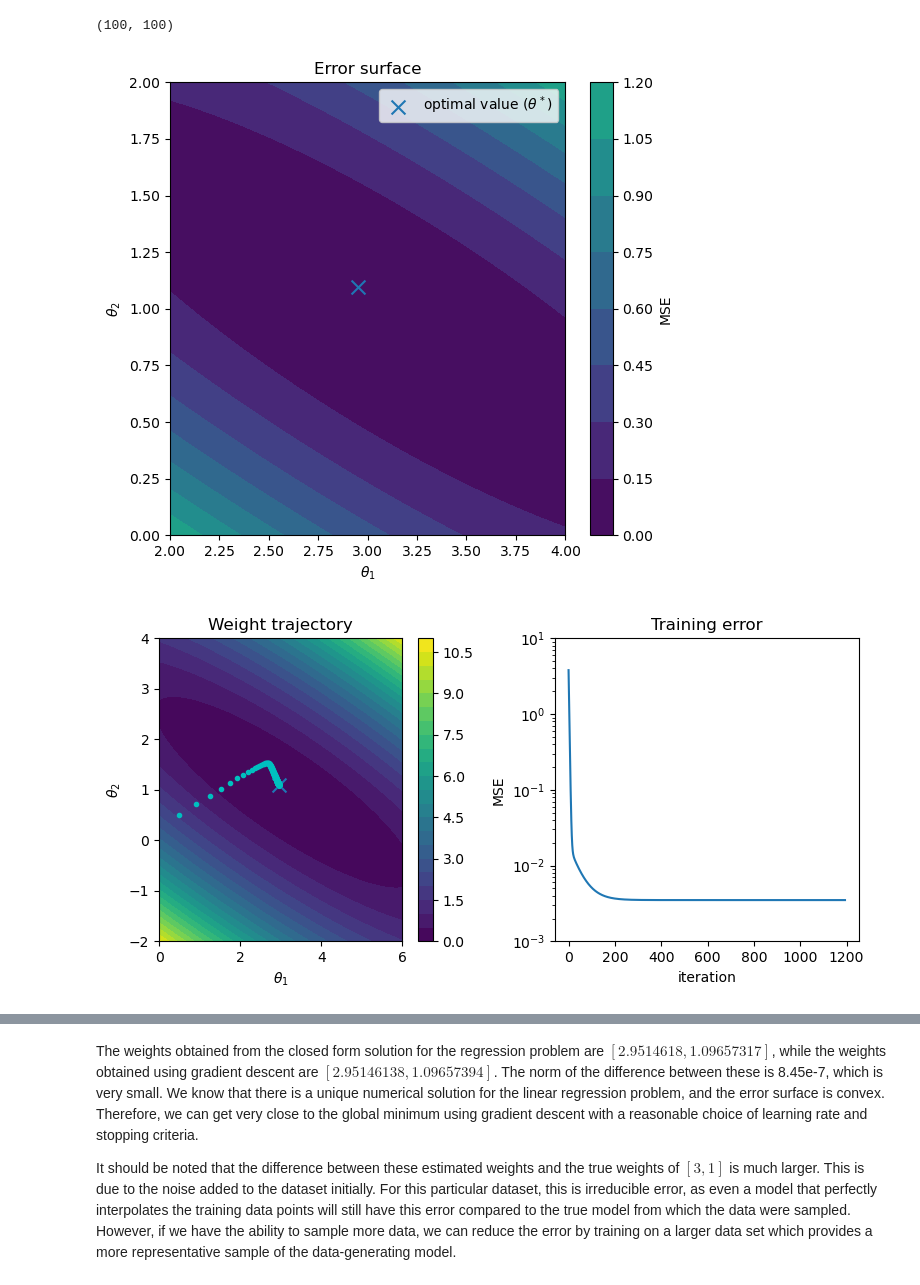
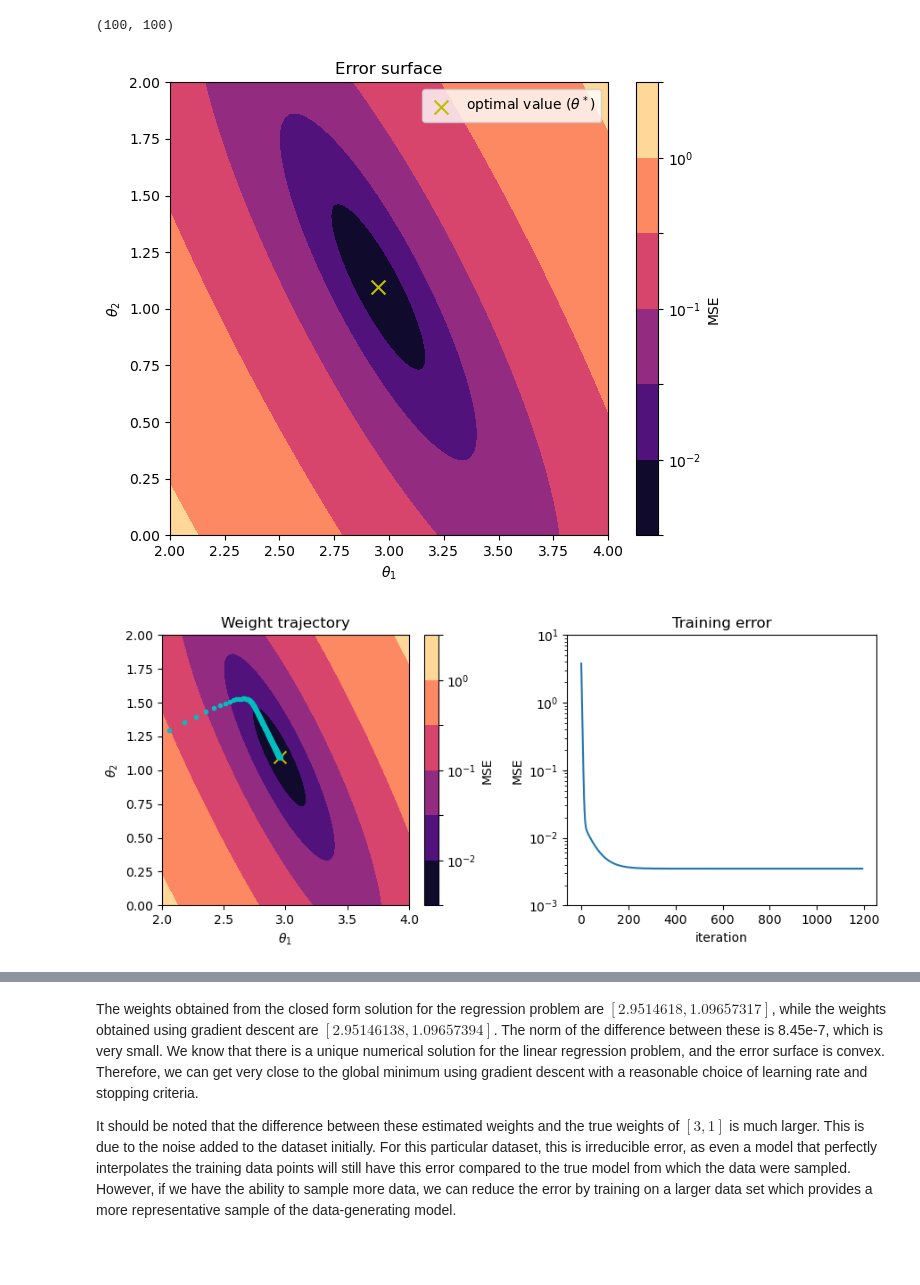
Before and after one commit to mattragoza/ME2063, a Jupyter notebook: hw4/Homework-4_answers.ipynb, the cells around one changed output, grey strips where cells are left out. Saved outputs shown, nothing was run; the diff lists cells and outputs as text; code cells hidden in the pictures; blank space fills up the shorter version.

```diff
--- a/hw4/Homework-4_answers.ipynb
+++ b/hw4/Homework-4_answers.ipynb
@@ -73,17 +73,22 @@ error_surface.shape
 # %% [output]
 (100, 100)
 # %%
-fig, ax = plt.subplots(figsize=(6,5.5))
+fig, ax = plt.subplots(figsize=(6.5,5.5))
 ax.set_title('Error surface')
 ax.set_xlabel(r'$\theta_1$')
 ax.set_ylabel(r'$\theta_2$')
-CS = ax.contourf(theta1, theta2, error_surface, levels=10, vmax=2)
+CS = ax.contourf(
+    theta1, theta2, error_surface.T,
+    levels=np.logspace(-2.5, 0.5, 7),
+    norm=mpl.colors.LogNorm(),
+    cmap='magma'
+)
 fig.colorbar(CS, label='MSE')
-ax.scatter(theta_opt[0], theta_opt[1], marker='x', s=100, label=r'optimal value ($\theta^*$)')
+ax.scatter(theta_opt[0], theta_opt[1], marker='x', color='y', s=100, label=r'optimal value ($\theta^*$)')
 ax.legend()
 fig.tight_layout()
 # %% [output]
-[figure, old version]
+[figure, new version]
 # %%
 theta = np.array([0.5, 0.5]) # initial weights
 tau = 1e-2                   # learning rate
@@ -113,33 +118,25 @@ while True:
     theta = theta - tau * grad_theta
     i += 1
 # %%
-fig, ax = plt.subplots(1, 2, figsize=(8,4))
+fig, ax = plt.subplots(1, 2, figsize=(9,4))
 
 ax[0].set_title('Weight trajectory')
 ax[0].set_xlabel(r'$\theta_1$')
 ax[0].set_ylabel(r'$\theta_2$')
 
-dim = 100
-theta1 = np.linspace(0, 6, dim)
-theta2 = np.linspace(-2, 4, dim)
-
-error_surface = np.zeros((dim, dim))
-
-for i in range(dim):
-    for j in range(dim):
-        theta = np.array([theta1[i], theta2[j]])
-        y_pred = linear_model(x, theta, phi)
-        error = mse(y_pred, y)
-        error_surface[i,j] = error
-
-CS = ax[0].contourf(theta1, theta2, error_surface, levels=25) #, norm=mpl.colors.LogNorm())
-fig.colorbar(CS)
+CS = ax[0].contourf(
+    theta1, theta2, error_surface.T,
+    levels=np.logspace(-2.5, 0.5, 7),
+    norm=mpl.colors.LogNorm(),
+    cmap='magma'
+)
+fig.colorbar(CS, label='MSE')
 
 thetas = np.array(thetas)
-ax[0].scatter(theta_opt[0], theta_opt[1], marker='x', s=100, label=r'optimal value ($\theta^*$)')
+ax[0].scatter(theta_opt[0], theta_opt[1], marker='x', color='y', s=100, label=r'optimal value ($\theta^*$)')
 ax[0].scatter(thetas[:,0], thetas[:,1], marker='.', color='c')
-ax[0].set_xlim(0, 6)
-ax[0].set_ylim(-2, 4)
+ax[0].set_xlim(2, 4)
+ax[0].set_ylim(0, 2)
 
 ax[1].set_title('Training error')
 ax[1].plot(iters, errors)
@@ -150,6 +147,6 @@ ax[1].set_ylim(1e-3, 1e1)
 
 fig.tight_layout()
 # %% [output]
-[figure, old version]
+[figure, new version]
 # %%
 print(theta_opt, thetas[-1], np.linalg.norm(theta_opt - thetas[-1]))
```
Also changed, not shown: parts of 7 cells of this notebook.
